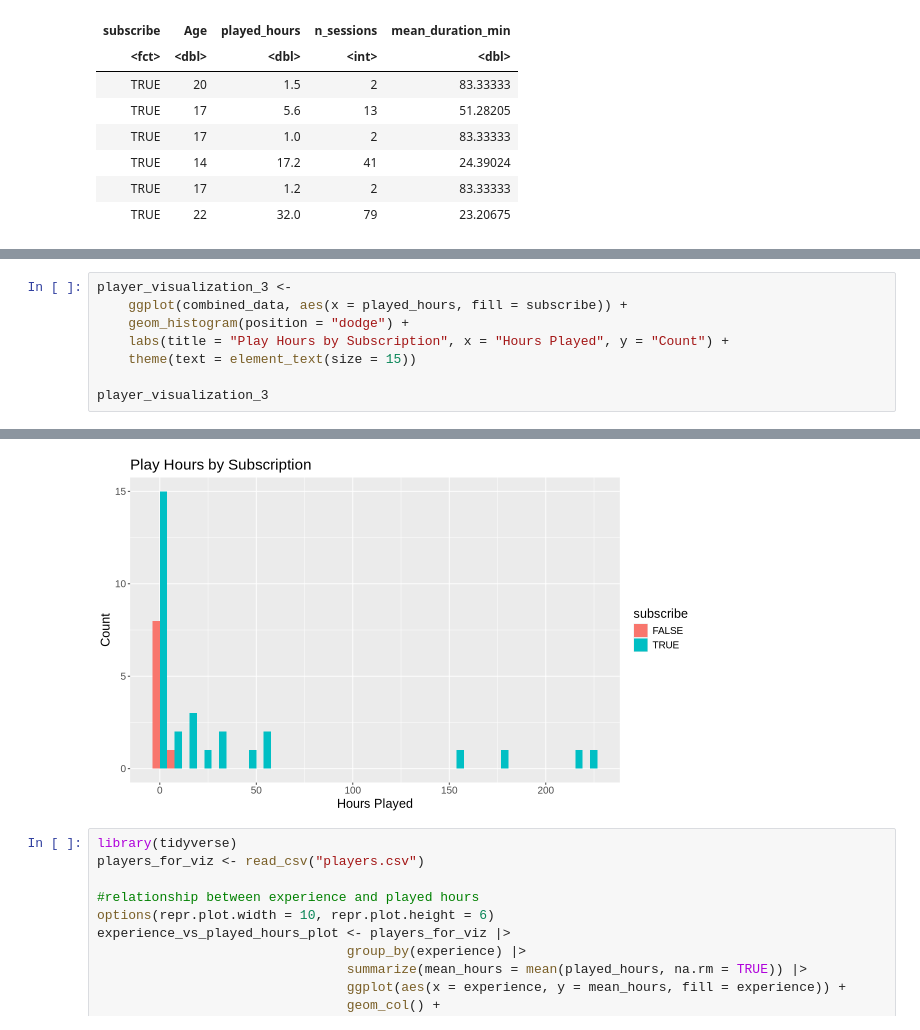
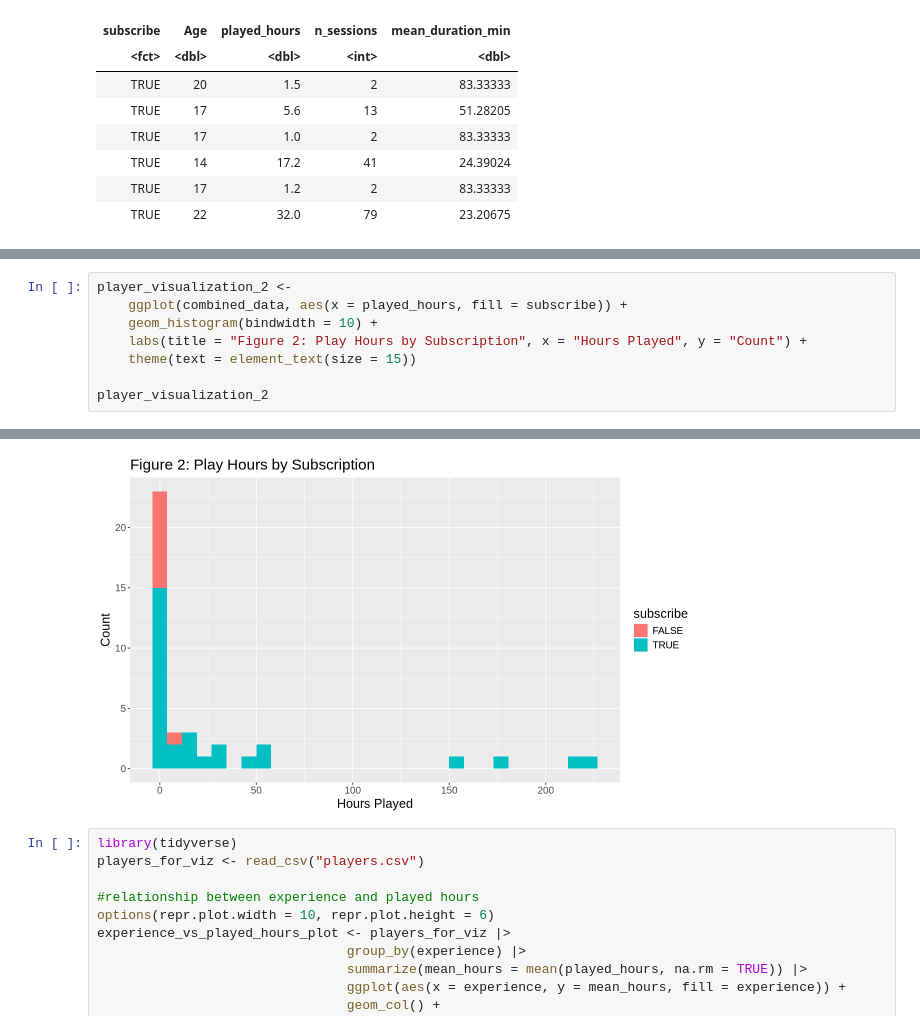
Before and after one commit to vyang06/DSCI-100-Final-Report-008-31, a Jupyter notebook: Project_Final_Report_008_31.ipynb, the cells around one changed output, grey strips where cells are left out. Drawn from its saved outputs; the diff is of its cells as text.

```diff
--- a/Project_Final_Report_008_31.ipynb
+++ b/Project_Final_Report_008_31.ipynb
@@ -212,9 +197,9 @@ Traceback:
 # %%
-player_visualization_3 <-
+player_visualization_2 <-
     ggplot(combined_data, aes(x = played_hours, fill = subscribe)) +
-    geom_histogram(position = "dodge") +
-    labs(title = "Play Hours by Subscription", x = "Hours Played", y = "Count") +
+    geom_histogram(bindwidth = 10) +
+    labs(title = "Figure 2: Play Hours by Subscription", x = "Hours Played", y = "Count") +
     theme(text = element_text(size = 15))
 
-player_visualization_3
+player_visualization_2
 # %% [output]
@@ -221,5 +208,5 @@ player_visualization_3
 `stat_bin()` using `bins = 30`. Pick better value with `binwidth`.
-[figure, old version]
+[figure, new version]
 # %%
 library(tidyverse)
 players_for_viz <- read_csv("players.csv")
```
Also changed, not shown: parts of 18 cells of this notebook.
